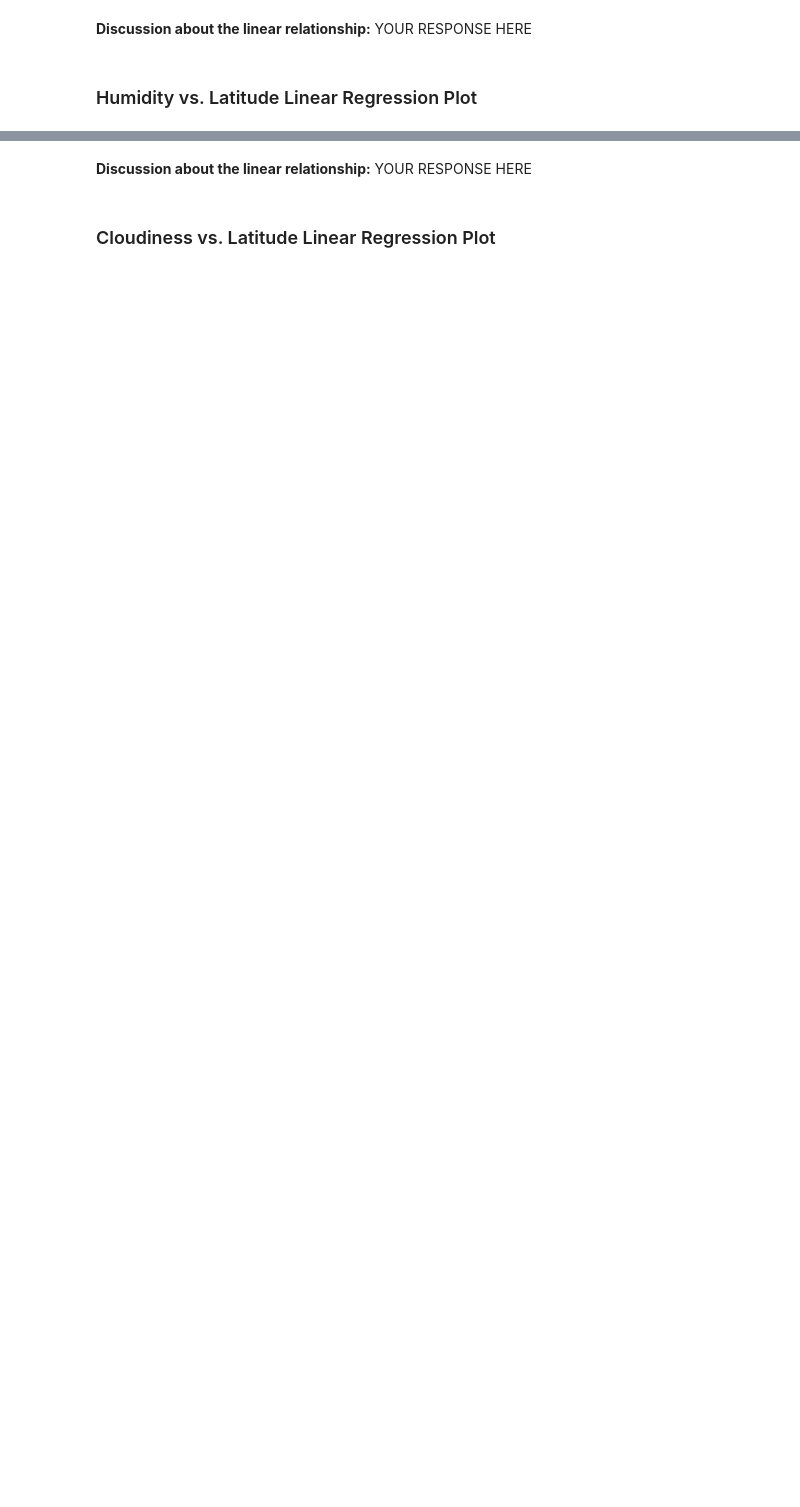
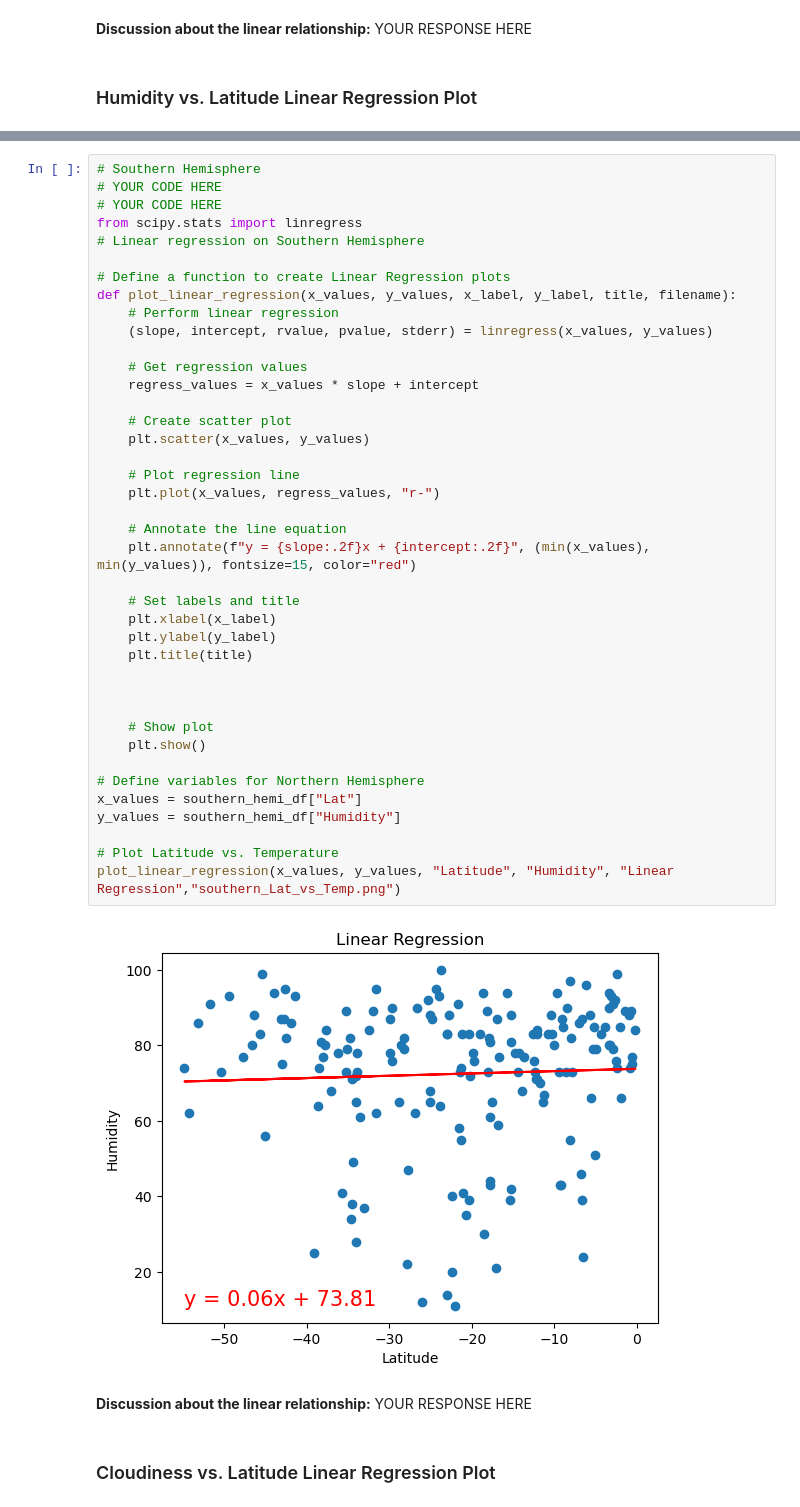
Before and after one commit to Khatiakhokhiashvili/Python-api-challenge, a Jupyter notebook: weather/WeatherPy.ipynb, the cells around one changed output, grey strips where cells are left out. Saved outputs shown, nothing was run; the diff lists cells and outputs as text; blank space fills up the shorter version.

```diff
--- a/weather/WeatherPy.ipynb
+++ b/weather/WeatherPy.ipynb
@@ -339,3 +478,45 @@ southern_hemi_df.head()
+# %%
+# Southern Hemisphere
+# YOUR CODE HERE
+# YOUR CODE HERE
+from scipy.stats import linregress
+# Linear regression on Southern Hemisphere
+
+# Define a function to create Linear Regression plots
+def plot_linear_regression(x_values, y_values, x_label, y_label, title, filename):
+    # Perform linear regression
+    (slope, intercept, rvalue, pvalue, stderr) = linregress(x_values, y_values)
+
+    # Get regression values
+    regress_values = x_values * slope + intercept
+
+    # Create scatter plot
+    plt.scatter(x_values, y_values)
+
+    # Plot regression line
+    plt.plot(x_values, regress_values, "r-")
+
+    # Annotate the line equation
+    plt.annotate(f"y = {slope:.2f}x + {intercept:.2f}", (min(x_values), min(y_values)), fontsize=15, color="red")
+
+    # Set labels and title
+    plt.xlabel(x_label)
+    plt.ylabel(y_label)
+    plt.title(title)
+
+
+
+    # Show plot
+    plt.show()
+
+# Define variables for Northern Hemisphere
+x_values = southern_hemi_df["Lat"]
+y_values = southern_hemi_df["Humidity"]
+
+# Plot Latitude vs. Temperature
+plot_linear_regression(x_values, y_values, "Latitude", "Humidity", "Linear Regression","southern_Lat_vs_Temp.png")
+# %% [output]
+[figure, added]
 # %% [markdown]
 **Discussion about the linear relationship:** YOUR RESPONSE HERE
 # %% [markdown]
```
Also changed, not shown: parts of 28 cells of this notebook, 6 other files.
